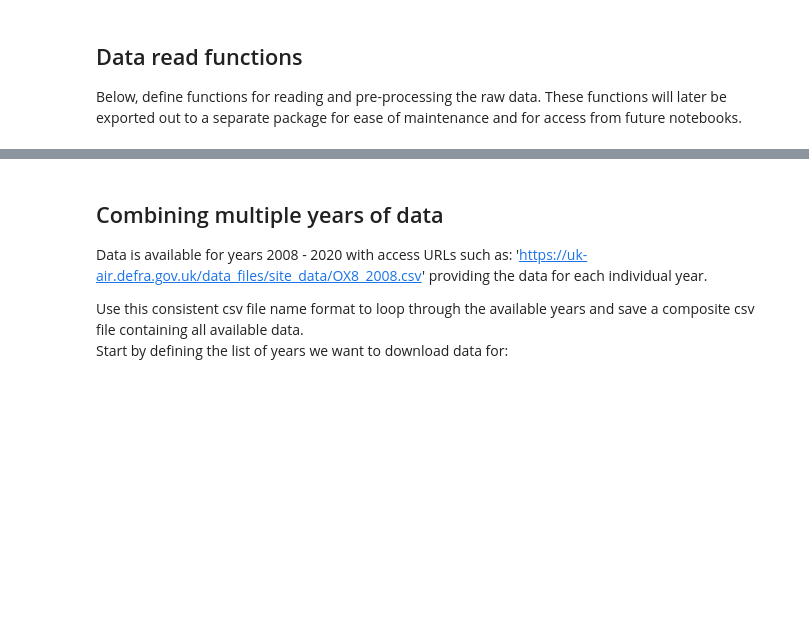
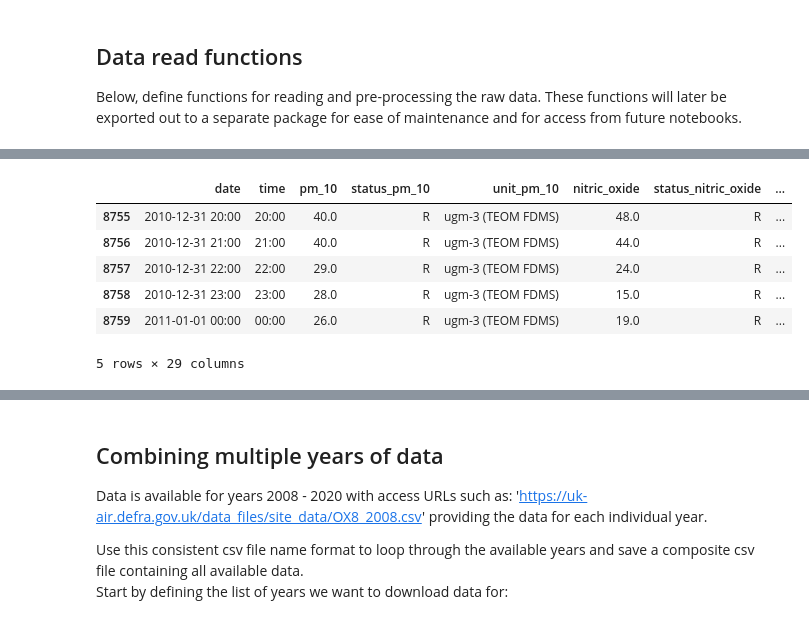
Before and after one commit to Simon-Lee-UK/air-pollution, a Jupyter notebook: analysis/1_0_initial_data_read.ipynb, the cells around one changed output, grey strips where cells are left out. Saved outputs shown, nothing was run; the diff lists cells and outputs as text; code cells hidden in the pictures; blank space fills up the shorter version.

```diff
--- a/analysis/1_0_initial_data_read.ipynb
+++ b/analysis/1_0_initial_data_read.ipynb
@@ -146,0 +191,19 @@ def datetime_conversion(raw_data, target_column="date", date_format="%d-%m-%Y %H
+# %%
+df.time = df.time.replace("24:00", "00:00")
+
+df = datetime_conversion(df, date_format="%d-%m-%Y")
+update_mask = df.time == "00:00"
+df.loc[update_mask, "date"] = df.loc[update_mask, "date"] + pd.to_timedelta(1, unit="d")
+df.date = df.date.astype("str")
+
+df.date = df.date + " " + df.time
+
+df.tail(5)
+# %% [output]
+|  | date | time | pm_10 | status_pm_10 | unit_pm_10 | nitric_oxide | status_nitric_oxide | ... |
+| 8755 | 2010-12-31 20:00 | 20:00 | 40.0 | R | ugm-3 (TEOM FDMS) | 48.0 | R | ... |
+| 8756 | 2010-12-31 21:00 | 21:00 | 40.0 | R | ugm-3 (TEOM FDMS) | 44.0 | R | ... |
+| 8757 | 2010-12-31 22:00 | 22:00 | 29.0 | R | ugm-3 (TEOM FDMS) | 24.0 | R | ... |
+| 8758 | 2010-12-31 23:00 | 23:00 | 28.0 | R | ugm-3 (TEOM FDMS) | 15.0 | R | ... |
+| 8759 | 2011-01-01 00:00 | 00:00 | 26.0 | R | ugm-3 (TEOM FDMS) | 19.0 | R | ... |
+5 rows × 29 columns
```
Also changed, not shown: parts of 7 cells of this notebook.
